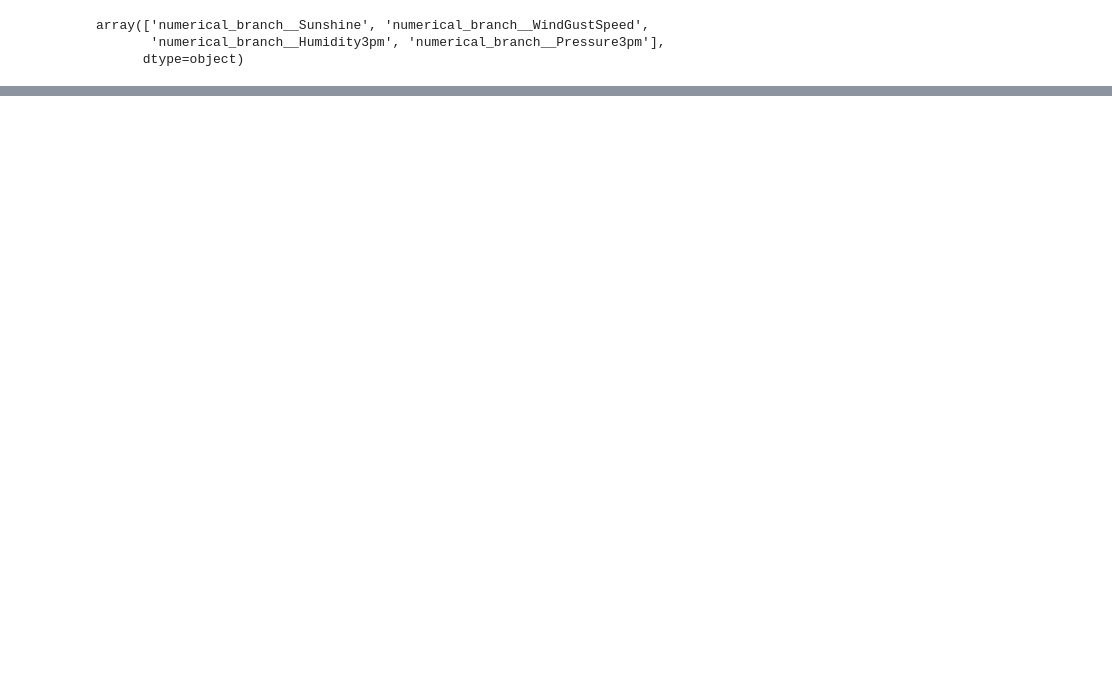
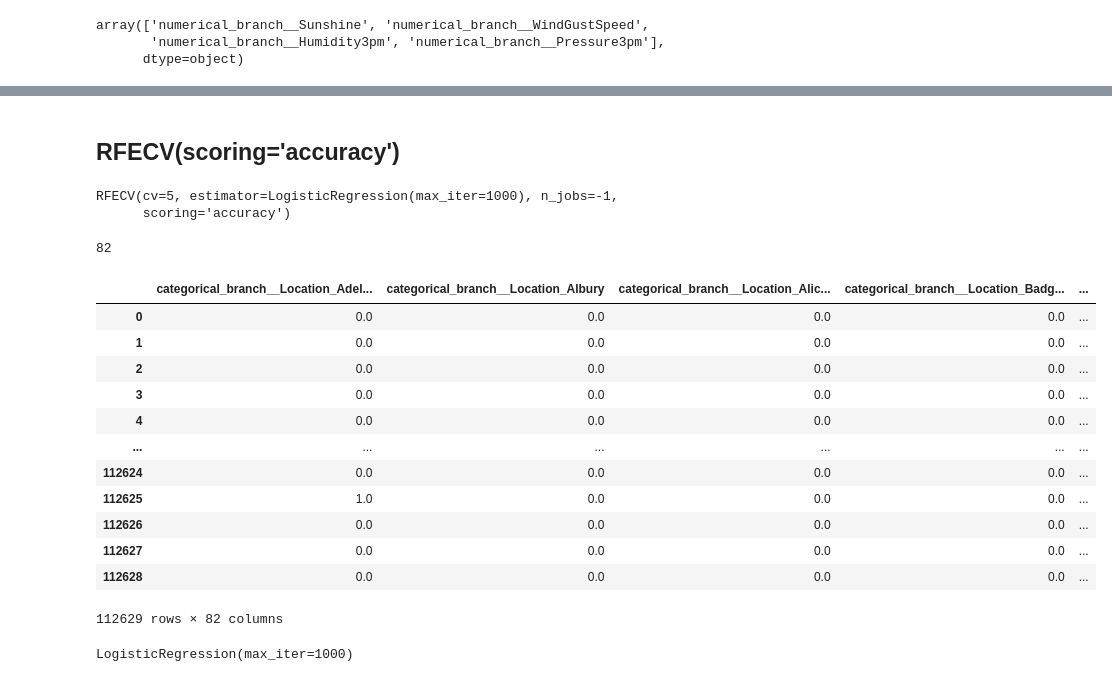
Before and after one commit to TomaszWasilewski/Predict-rain-in-Australia, a Jupyter notebook: rain_in_australia.ipynb, the cells around one changed output, grey strips where cells are left out. Drawn from its saved outputs; the diff is of its cells as text; code cells hidden in the pictures; blank space fills up the shorter version.

Commit message:
rfecv_selector

```diff
--- a/rain_in_australia.ipynb
+++ b/rain_in_australia.ipynb
@@ -1397,0 +1430,4 @@ weighted avg       0.83      0.84      0.83    112629
+# %%
+log_reg_rfecv = LogisticRegression(max_iter=1000)
+# %%
+log_reg_rfecv.fit(X_train_rfecv, y_train)
@@ -1397,0 +1474,14 @@ weighted avg       0.83      0.84      0.83    112629
+# %% [markdown]
+## RFECV(scoring='accuracy')
+# %%
+rfecv = RFECV(estimator=LogisticRegression(max_iter=1000), cv=5, scoring='accuracy', n_jobs=-1)
+rfecv.fit(X_train, y_train)
+# %% [output]
+RFECV(cv=5, estimator=LogisticRegression(max_iter=1000), n_jobs=-1,
+      scoring='accuracy')
+# %%
+rfecv.n_features_
+# %% [output]
+82
+# %%
+X_train_rfecv = rfecv.transform(X_train)
@@ -1397,0 +1490,16 @@ weighted avg       0.83      0.84      0.83    112629
+# %%
+pd.DataFrame(data=X_train_rfecv, columns=rfecv.get_feature_names_out())
+# %% [output]
+|  | categorical_branch__Location_Adel... | categorical_branch__Location_Albury | categorical_branch__Location_Alic... | categorical_branch__Location_Badg... | ... |
+| 0 | 0.0 | 0.0 | 0.0 | 0.0 | ... |
+| 1 | 0.0 | 0.0 | 0.0 | 0.0 | ... |
+| 2 | 0.0 | 0.0 | 0.0 | 0.0 | ... |
+| 3 | 0.0 | 0.0 | 0.0 | 0.0 | ... |
+| 4 | 0.0 | 0.0 | 0.0 | 0.0 | ... |
+| ... | ... | ... | ... | ... | ... |
+| 112624 | 0.0 | 0.0 | 0.0 | 0.0 | ... |
+| 112625 | 1.0 | 0.0 | 0.0 | 0.0 | ... |
+| 112626 | 0.0 | 0.0 | 0.0 | 0.0 | ... |
+| 112627 | 0.0 | 0.0 | 0.0 | 0.0 | ... |
+| 112628 | 0.0 | 0.0 | 0.0 | 0.0 | ... |
+112629 rows × 82 columns
@@ -1397,0 +1508,4 @@ weighted avg       0.83      0.84      0.83    112629
+# %%
+log_reg_rfecv.fit(X_train_rfecv, y_train)
+# %% [output]
+LogisticRegression(max_iter=1000)
```
Also changed, not shown: parts of 48 cells of this notebook.
